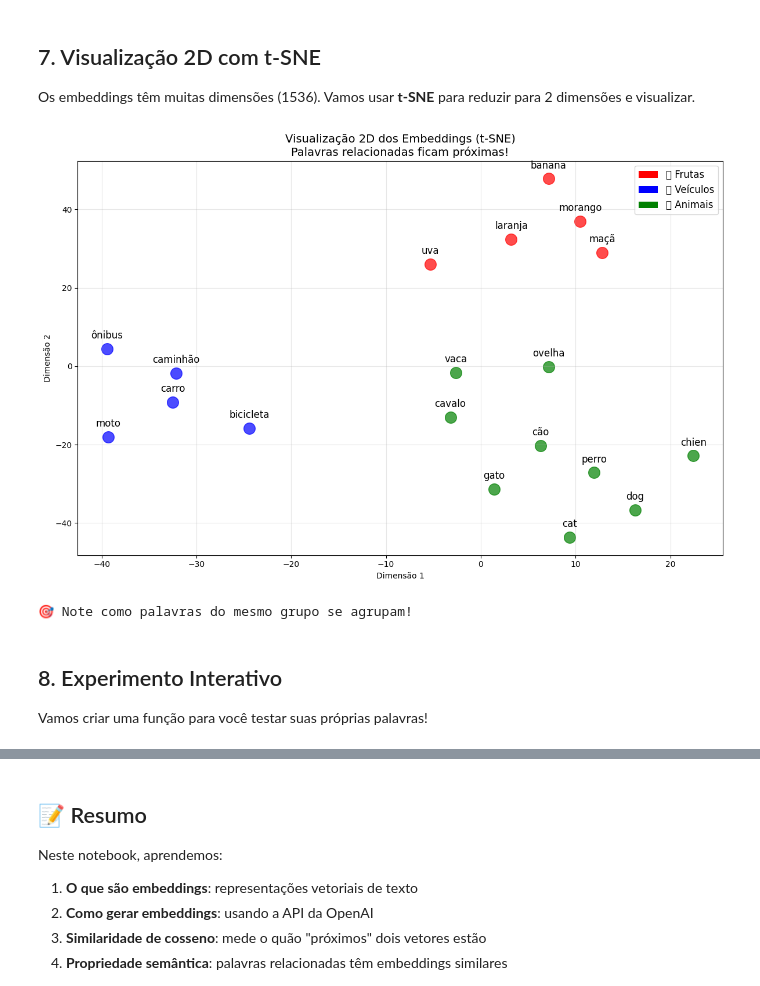
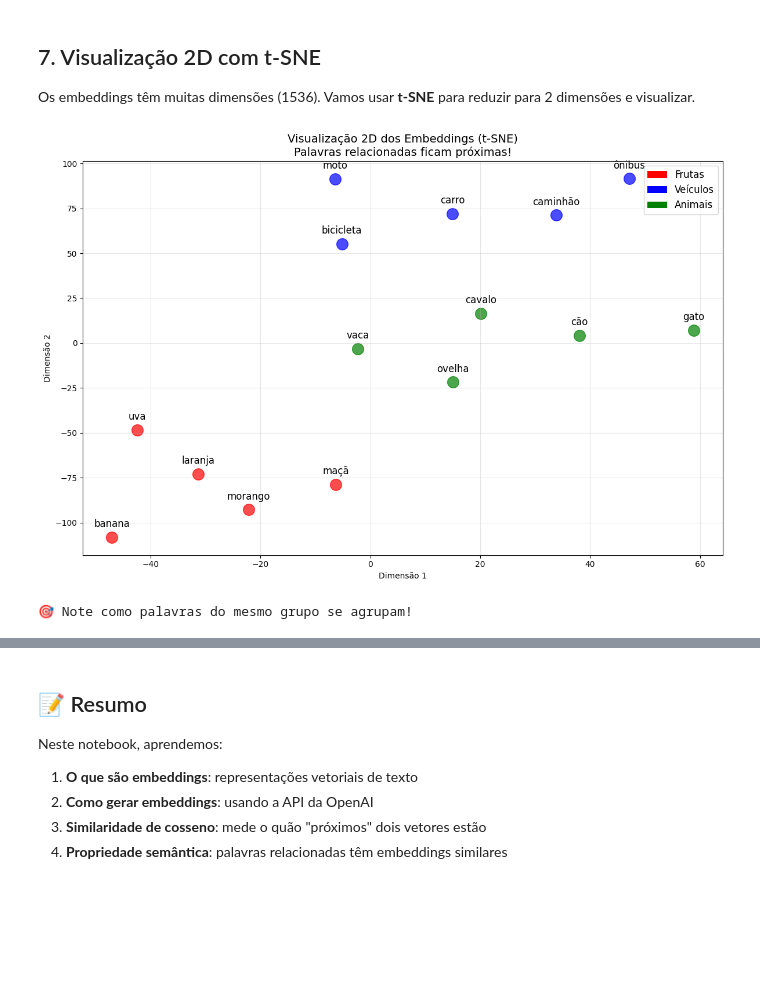
Before and after one commit to ipeadata-lab/mc_ia_para_pesquisa, a Jupyter notebook: 01_introducao_embeddings.ipynb, the cells around one changed output, grey strips where cells are left out. Drawn from its saved outputs; the diff is of its cells as text; code cells hidden in the pictures; blank space fills up the shorter version.

```diff
--- a/01_introducao_embeddings.ipynb
+++ b/01_introducao_embeddings.ipynb
@@ -80,10 +54,10 @@ grupos = {
         "vaca",
         "cavalo",
         "ovelha",
-        "dog",
-        "cat",
-        "perro",
-        "chien",
+        # "dog",
+        # "cat",
+        # "perro",
+        # "chien",
     ],
 }
 
@@ -112,7 +86,7 @@ print("Gerando embeddings...\n")
 for grupo, palavras in grupos.items():
     print(f"Processando {grupo}...")
     for palavra in palavras:
-        embedding = get_embedding(palavra)
+        embedding = get_embedding(client, palavra)
         embeddings[palavra] = {"embedding": embedding, "grupo": grupo}
         todas_palavras.append(palavra)
         todos_embeddings.append(embedding)
@@ -237,50 +184,19 @@ print("\n📊 Observe como os blocos na diagonal (mesmo grupo) são mais verdes!
 
 Os embeddings têm muitas dimensões (1536). Vamos usar **t-SNE** para reduzir para 2 dimensões e visualizar.
 # %%
-# Reduzindo dimensionalidade com t-SNE
-tsne = TSNE(n_components=2, random_state=42, perplexity=5)
-embeddings_2d = tsne.fit_transform(np.array(todos_embeddings))
+# Configuração da legenda
+legenda_grupos = [
+    {"color": "red", "label": "Frutas"},
+    {"color": "blue", "label": "Veículos"},
+    {"color": "green", "label": "Animais"},
+]
 
-# Plotando
-plt.figure(figsize=(12, 8))
-
-for i, palavra in enumerate(todas_palavras):
-    plt.scatter(embeddings_2d[i, 0], embeddings_2d[i, 1], c=cores[i], s=200, alpha=0.7)
-    plt.annotate(
-        palavra,
-        (embeddings_2d[i, 0], embeddings_2d[i, 1]),
-        fontsize=12,
-        ha="center",
-        va="bottom",
-        xytext=(0, 10),
-        textcoords="offset points",
-    )
-
-# Legenda
-from matplotlib.patches import Patch
-
-legenda = [
-    Patch(facecolor="red", label="🍎 Frutas"),
-    Patch(facecolor="blue", label="🚗 Veículos"),
-    Patch(facecolor="green", label="🐶 Animais"),
-]
-plt.legend(handles=legenda, loc="upper right", fontsize=12)
-
-plt.title(
-    "Visualização 2D dos Embeddings (t-SNE)\nPalavras relacionadas ficam próximas!",
-    fontsize=14,
+# Chamando a função plot_embeddings_2d (importada de embedding_utils.py)
+embeddings_2d = plot_embeddings_2d(
+    todas_palavras, todos_embeddings, cores, legenda_config=legenda_grupos
 )
-plt.xlabel("Dimensão 1")
-plt.ylabel("Dimensão 2")
-plt.grid(True, alpha=0.3)
-plt.tight_layout()
-plt.show()
 
 print("\n🎯 Note como palavras do mesmo grupo se agrupam!")
 # %% [output]
-[figure, old version]
+[figure, new version]
 🎯 Note como palavras do mesmo grupo se agrupam!
-# %% [markdown]
-## 8. Experimento Interativo
-
-Vamos criar uma função para você testar suas próprias palavras!
```
Also changed, not shown: parts of 23 cells of this notebook, 14 other files.
